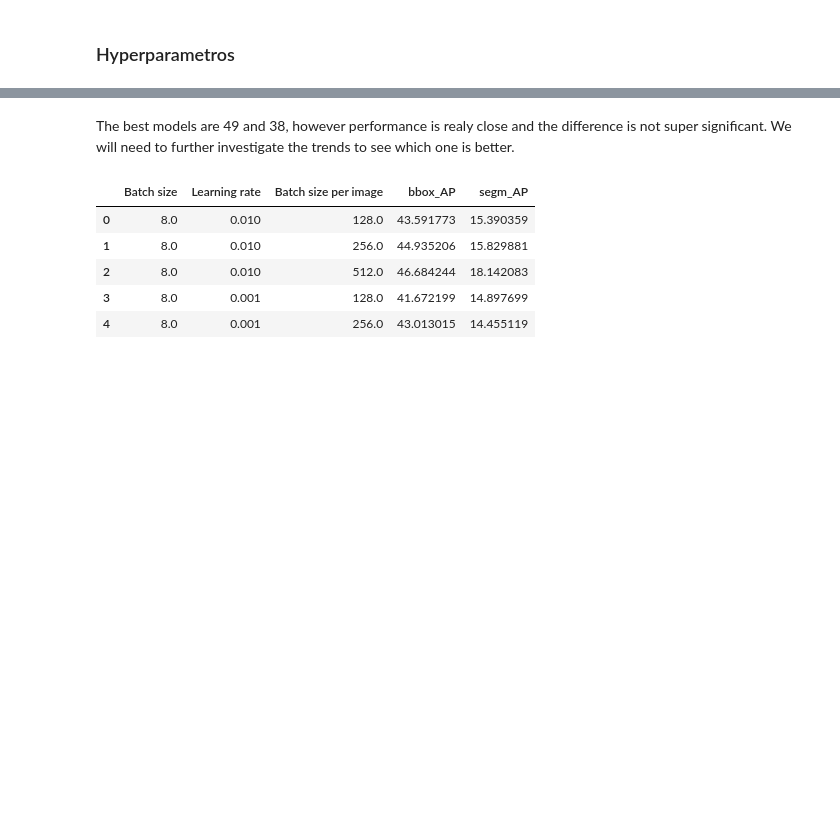
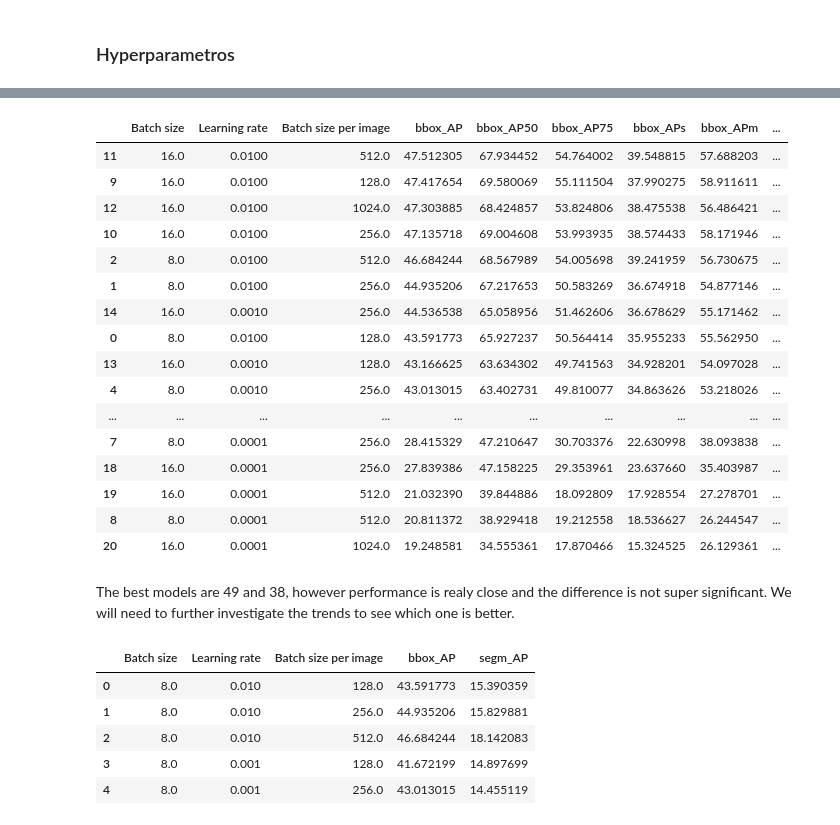
Before and after one commit to femartip/Detection-Microfibres-in-Sludge, a Jupyter notebook: Fine_tuned_Detectron2/Utils/cv_results_GLASS.ipynb, the cells around one changed output, grey strips where cells are left out. Drawn from its saved outputs; the diff is of its cells as text; code cells hidden in the pictures; blank space fills up the shorter version.

```diff
--- a/Fine_tuned_Detectron2/Utils/cv_results_GLASS.ipynb
+++ b/Fine_tuned_Detectron2/Utils/cv_results_GLASS.ipynb
@@ -76,3 +76,23 @@ df_sorted.head()
+# %%
+df_sorted
+# %% [output]
+|  | Batch size | Learning rate | Batch size per image | bbox_AP | bbox_AP50 | bbox_AP75 | bbox_APs | bbox_APm | ... |
+| 11 | 16.0 | 0.0100 | 512.0 | 47.512305 | 67.934452 | 54.764002 | 39.548815 | 57.688203 | ... |
+| 9 | 16.0 | 0.0100 | 128.0 | 47.417654 | 69.580069 | 55.111504 | 37.990275 | 58.911611 | ... |
+| 12 | 16.0 | 0.0100 | 1024.0 | 47.303885 | 68.424857 | 53.824806 | 38.475538 | 56.486421 | ... |
+| 10 | 16.0 | 0.0100 | 256.0 | 47.135718 | 69.004608 | 53.993935 | 38.574433 | 58.171946 | ... |
+| 2 | 8.0 | 0.0100 | 512.0 | 46.684244 | 68.567989 | 54.005698 | 39.241959 | 56.730675 | ... |
+| 1 | 8.0 | 0.0100 | 256.0 | 44.935206 | 67.217653 | 50.583269 | 36.674918 | 54.877146 | ... |
+| 14 | 16.0 | 0.0010 | 256.0 | 44.536538 | 65.058956 | 51.462606 | 36.678629 | 55.171462 | ... |
+| 0 | 8.0 | 0.0100 | 128.0 | 43.591773 | 65.927237 | 50.564414 | 35.955233 | 55.562950 | ... |
+| 13 | 16.0 | 0.0010 | 128.0 | 43.166625 | 63.634302 | 49.741563 | 34.928201 | 54.097028 | ... |
+| 4 | 8.0 | 0.0010 | 256.0 | 43.013015 | 63.402731 | 49.810077 | 34.863626 | 53.218026 | ... |
+| ... | ... | ... | ... | ... | ... | ... | ... | ... | ... |
+| 7 | 8.0 | 0.0001 | 256.0 | 28.415329 | 47.210647 | 30.703376 | 22.630998 | 38.093838 | ... |
+| 18 | 16.0 | 0.0001 | 256.0 | 27.839386 | 47.158225 | 29.353961 | 23.637660 | 35.403987 | ... |
+| 19 | 16.0 | 0.0001 | 512.0 | 21.032390 | 39.844886 | 18.092809 | 17.928554 | 27.278701 | ... |
+| 8 | 8.0 | 0.0001 | 512.0 | 20.811372 | 38.929418 | 19.212558 | 18.536627 | 26.244547 | ... |
+| 20 | 16.0 | 0.0001 | 1024.0 | 19.248581 | 34.555361 | 17.870466 | 15.324525 | 26.129361 | ... |
 # %% [markdown]
 The best models are 49 and 38, however performance is realy close and the difference is not super significant. We will need to further investigate the trends to see which one is better.
 # %%
```
Also changed, not shown: parts of 6 cells of this notebook, 2 other files.
